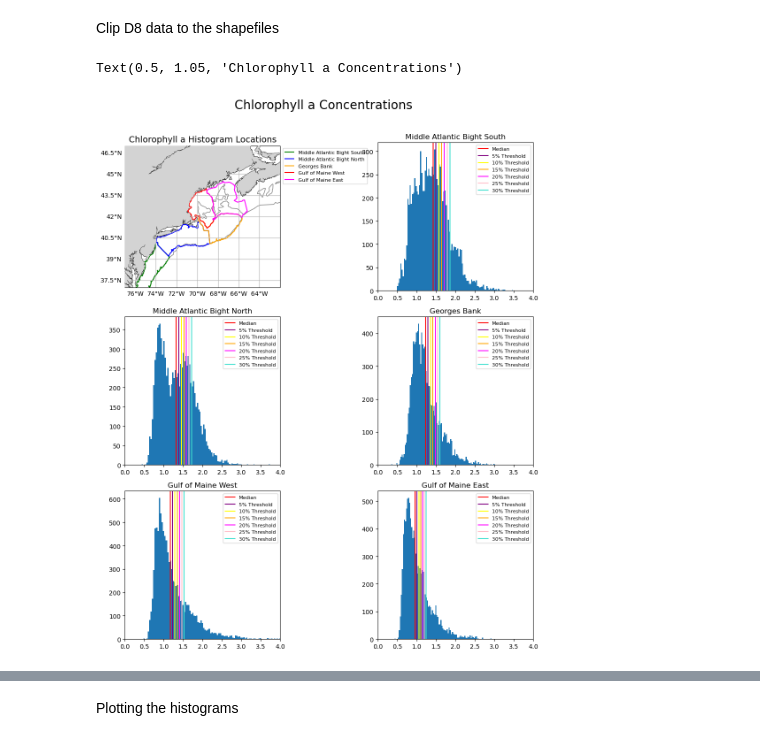
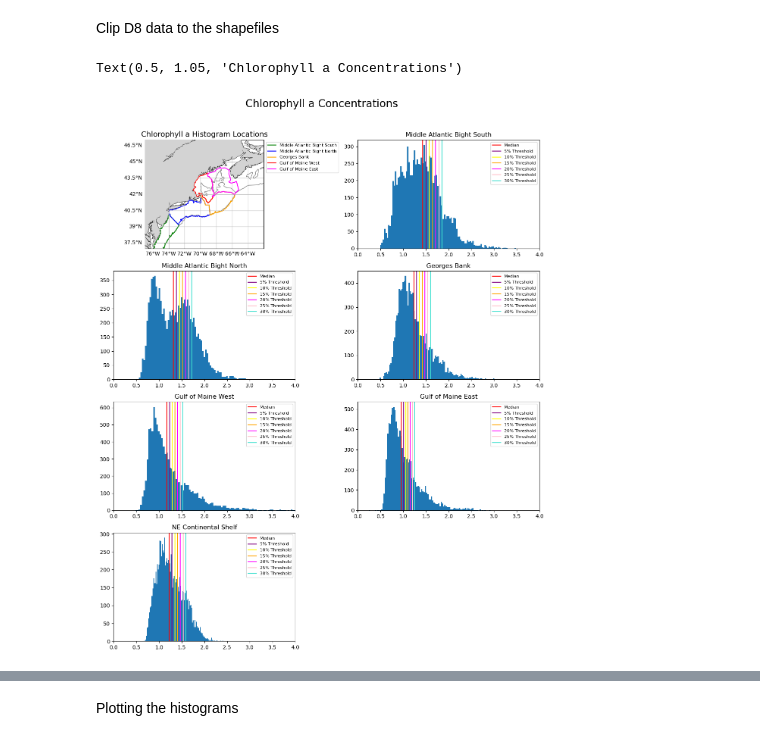
Before and after one commit to gdavis5/phytoplankton_Hollings_project, a Jupyter notebook: Phytoplankton_Phenology_NWA.ipynb, the cells around one changed output, grey strips where cells are left out. Saved outputs shown, nothing was run; the diff lists cells and outputs as text; code cells hidden in the pictures.

```diff
--- a/Phytoplankton_Phenology_NWA.ipynb
+++ b/Phytoplankton_Phenology_NWA.ipynb
@@ -171,7 +171,7 @@ fig.suptitle("Chlorophyll a Masks Based on NES Annual Climatology",fontsize=20)
 # %% [markdown]
 Create the functions to subset the data
 # %%
-ds = xr.open_zarr(r'C:\Users\grace.davis\Documents\GitHub\DATASETS\OCCCI\V6.0\PRODUCTS\NES_4KM_DAY8\CHL\D8_COMBINED.zarr',consolidated=True)
+daily_data = xr.open_zarr(r'C:\Users\grace.davis\Documents\GitHub\DATASETS\OCCCI\V6.0\PRODUCTS\NES_4KM_DAY8\CHL\D8_COMBINED.zarr',consolidated=True)
 # %% [markdown]
 Function to clip the median chl-a data for a specific longitude and latitude
 * Must input
@@ -353,6 +365,7 @@ MAB_north_loc = shapefile.iloc[[1]].set_crs("epsg:4326", inplace=True)
 GB_whole_loc = shapefile.iloc[[2]].set_crs("epsg:4326", inplace=True)
 GOM_west_loc = shapefile.iloc[[3]].set_crs("epsg:4326", inplace=True)
 GOM_east_loc = shapefile.iloc[[4]].set_crs("epsg:4326", inplace=True)
+NES = shapefile.dissolve()
 # %% [markdown]
 Clip the climatology data to the shapefile
 # %%
@@ -388,20 +404,21 @@ GOM_east = clipped_ds.CHL_median.mean(dim=['lat','lon'])
 # %%
-local_chl = [MAB_south,MAB_north,GB_whole,GOM_west,GOM_east]
-clim_med = [clim_MAB_s,clim_MAB_n,clim_GB,clim_GOM_w,clim_GOM_e]
-clim_5 = [clim_MAB_s*1.05,clim_MAB_n*1.05,clim_GB*1.05,clim_GOM_w*1.05,clim_GOM_e*1.05]
-clim_10 = [clim_MAB_s*1.10,clim_MAB_n*1.10,clim_GB*1.10,clim_GOM_w*1.10,clim_GOM_e*1.10]
-clim_15 = [clim_MAB_s*1.15,clim_MAB_n*1.15,clim_GB*1.15,clim_GOM_w*1.15,clim_GOM_e*1.15]
-clim_20 = [clim_MAB_s*1.2,clim_MAB_n*1.2,clim_GB*1.2,clim_GOM_w*1.2,clim_GOM_e*1.2]
-clim_25 = [clim_MAB_s*1.25,clim_MAB_n*1.25,clim_GB*1.25,clim_GOM_w*1.25,clim_GOM_e*1.25]
-clim_30 = [clim_MAB_s*1.3,clim_MAB_n*1.3,clim_GB*1.3,clim_GOM_w*1.3,clim_GOM_e*1.3]
+local_chl = [MAB_south,MAB_north,GB_whole,GOM_west,GOM_east,NES_full]
+clim_med = [clim_MAB_s,clim_MAB_n,clim_GB,clim_GOM_w,clim_GOM_e,clim_NES]
+clim_5 = [clim_MAB_s*1.05,clim_MAB_n*1.05,clim_GB*1.05,clim_GOM_w*1.05,clim_GOM_e*1.05,clim_NES*1.05]
+clim_10 = [clim_MAB_s*1.10,clim_MAB_n*1.10,clim_GB*1.10,clim_GOM_w*1.10,clim_GOM_e*1.10,clim_NES*1.10]
+clim_15 = [clim_MAB_s*1.15,clim_MAB_n*1.15,clim_GB*1.15,clim_GOM_w*1.15,clim_GOM_e*1.15,clim_NES*1.15]
+clim_20 = [clim_MAB_s*1.2,clim_MAB_n*1.2,clim_GB*1.2,clim_GOM_w*1.2,clim_GOM_e*1.2,clim_NES*1.2]
+clim_25 = [clim_MAB_s*1.25,clim_MAB_n*1.25,clim_GB*1.25,clim_GOM_w*1.25,clim_GOM_e*1.25,clim_NES*1.25]
+clim_30 = [clim_MAB_s*1.3,clim_MAB_n*1.3,clim_GB*1.3,clim_GOM_w*1.3,clim_GOM_e*1.3,clim_NES*1.3]
 # %%
-fig=plt.figure(figsize=(10,12))
-ax1 = plt.subplot(3,2,1,projection=crs.PlateCarree()) #Locations map
-ax2 = plt.subplot(3,2,2) # MAB South
-ax3 = plt.subplot(3,2,3) # MAB North
-ax4 = plt.subplot(3,2,4) # GB
-ax5 = plt.subplot(3,2,5) # GOM West
-ax6 = plt.subplot(3,2,6) # GOM East
+fig=plt.figure(figsize=(12,14))
+ax1 = plt.subplot(4,2,1,projection=crs.PlateCarree()) #Locations map
+ax2 = plt.subplot(4,2,2) # MAB South
+ax3 = plt.subplot(4,2,3) # MAB North
+ax4 = plt.subplot(4,2,4) # GB
+ax5 = plt.subplot(4,2,5) # GOM West
+ax6 = plt.subplot(4,2,6) # GOM East
+ax7 = plt.subplot(4,2,7) # Full NES
 # Location Map
 bathym = cfeature.NaturalEarthFeature(name='bathymetry_K_200', scale='10m', category='physical')
 bathym=unary_union(list(bathym.geometries()))
@@ -412,33 +429,33 @@ ax1.add_geometries(bathym, facecolor='none', edgecolor='grey', crs=cartopy.crs.P
 MAB_south_loc.boundary.plot(ax=ax1, color='green', linewidth=1.5, label="Middle Atlantic Bight South")
 MAB_north_loc.boundary.plot(ax=ax1, color='blue', linewidth=1.5, label="Middle Atlantic Bight North")
 GB_whole_loc.boundary.plot(ax=ax1, color='orange', linewidth=1.5, label="Georges Bank")
 GOM_west_loc.boundary.plot(ax=ax1, color='red', linewidth=1.5, label="Gulf of Maine West")
 GOM_east_loc.boundary.plot(ax=ax1, color='magenta', linewidth=1.5, label="Gulf of Maine East")
 ax1.set_extent([-77,-62,37,47])
 ax1.legend(fontsize=8,bbox_to_anchor=(1,1),loc='upper left')
 gl=ax1.gridlines(draw_labels=True)
 gl.top_labels = False
 gl.right_labels = False
 ax1.set_title('Chlorophyll a Histogram Locations', fontsize=14)
 
 #Histograms
-hist_axes = [ax2,ax3,ax4,ax5,ax6]
-region_title = ["Middle Atlantic Bight South","Middle Atlantic Bight North","Georges Bank",'Gulf of Maine West',"Gulf of Maine East"]
+hist_axes = [ax2,ax3,ax4,ax5,ax6,ax7]
+region_title = ["Middle Atlantic Bight South","Middle Atlantic Bight North","Georges Bank",'Gulf of Maine West',"Gulf of Maine East","NE Continental Shelf"]
 for i, dataa in enumerate(local_chl):
     ax = hist_axes[i]
     ax.hist(dataa,bins=100)
     ax.set_xlim(0,4)
     ax.axvline(clim_med[i][0], color='red',label='Median') #Pulls first value in list and then the 1 value in that value
     ax.axvline(clim_5[i][0], color='purple', label='5% Threshold')
     ax.axvline(clim_10[i][0], color='yellow',label='10% Threshold')
     ax.axvline(clim_15[i][0], color='orange',label='15% Threshold')
     ax.axvline(clim_20[i][0], color='magenta',label='20% Threshold')
     ax.axvline(clim_25[i][0], color='pink',label='25% Threshold')
     ax.axvline(clim_30[i][0], color='turquoise',label='30% Threshold')
     ax.legend(fontsize=8)
     ax.set_title(region_title[i])
 plt.tight_layout()
 fig.suptitle("Chlorophyll a Concentrations",fontsize=20,y=1.05)
 # %% [output]
 Text(0.5, 1.05, 'Chlorophyll a Concentrations')
-[figure, old version]
+[figure, new version]
```
Also changed, not shown: parts of 20 cells of this notebook, 7 other files.
